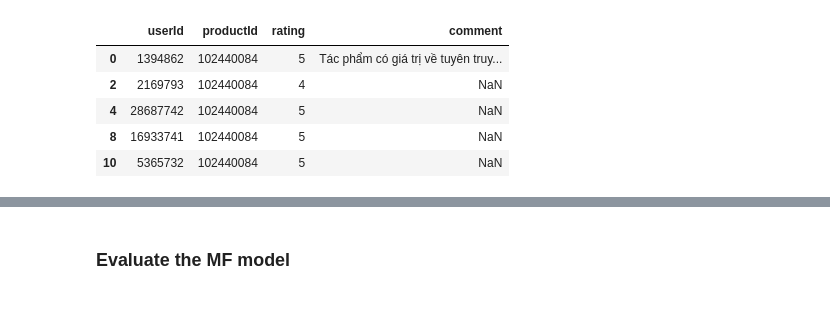
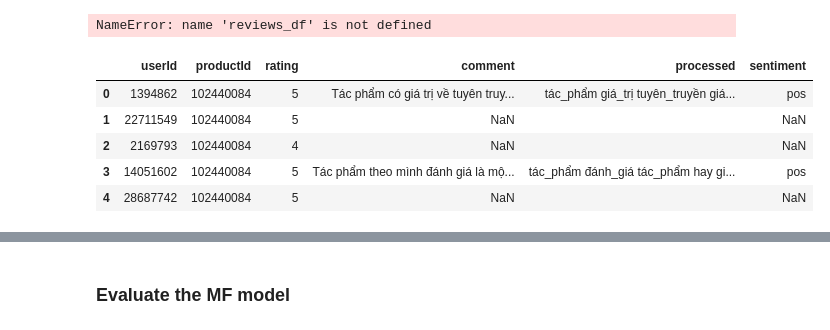
Before and after one commit to dattv23/DoAnTotNghiep, a Jupyter notebook: 03.SourceCode/main.ipynb, the cells around one changed output, grey strips where cells are left out. Cells and saved outputs as stored; diff of their text form; code cells hidden in the pictures.

```diff
--- a/03.SourceCode/main.ipynb
+++ b/03.SourceCode/main.ipynb
@@ -9,9 +33,37 @@ filtered_df = reviews_df.groupby("userId").filter(lambda x: len(x) > 3)
+# %%
+from TextProcessor import TextProcessor
+
+pre = TextProcessor(
+    teencode_path="../02.Dataset/vietnamese/teencode.csv",
+    stopword_path="../02.Dataset/vietnamese/stopwords.txt",
+    phrase_rules_path="../02.Dataset/vietnamese/phrase_rules.csv",
+)
+
+reviews_df["processed"] = reviews_df["comment"].apply(lambda x: pre.preprocess(x) if pd.notnull(x) and x.strip() != "" else "")
+# %% [output]
+NameError: name 'reviews_df' is not defined
+# %%
+import joblib
+import numpy as np
+
+sentiment_analysis_model = joblib.load(
+    "../05.Models/20250615_sentiment_analysis_model.pkl"
+)
+
+reviews_df["sentiment"] = np.nan
+reviews_df["sentiment"] = reviews_df["processed"].apply(
+    lambda x: (
+        sentiment_analysis_model.predict([x])[0]
+        if pd.notna(x) and x.strip() != ""
+        else np.nan
+    )
+)
 # %%
-filtered_df.head()
+reviews_df.head()
 # %% [output]
-|  | userId | productId | rating | comment |
-| 0 | 1394862 | 102440084 | 5 | Tác phẩm có giá trị về tuyên truy... |
-| 2 | 2169793 | 102440084 | 4 | NaN |
-| 4 | 28687742 | 102440084 | 5 | NaN |
-| 8 | 16933741 | 102440084 | 5 | NaN |
-| 10 | 5365732 | 102440084 | 5 | NaN |
+|  | userId | productId | rating | comment | processed | sentiment |
+| 0 | 1394862 | 102440084 | 5 | Tác phẩm có giá trị về tuyên truy... | tác_phẩm giá_trị tuyên_truyền giá... | pos |
+| 1 | 22711549 | 102440084 | 5 | NaN |  | NaN |
+| 2 | 2169793 | 102440084 | 4 | NaN |  | NaN |
+| 3 | 14051602 | 102440084 | 5 | Tác phẩm theo mình đánh giá là mộ... | tác_phẩm đánh_giá tác_phẩm hay gi... | pos |
+| 4 | 28687742 | 102440084 | 5 | NaN |  | NaN |
```
Also changed, not shown: parts of 32 cells of this notebook, 52 other files.
